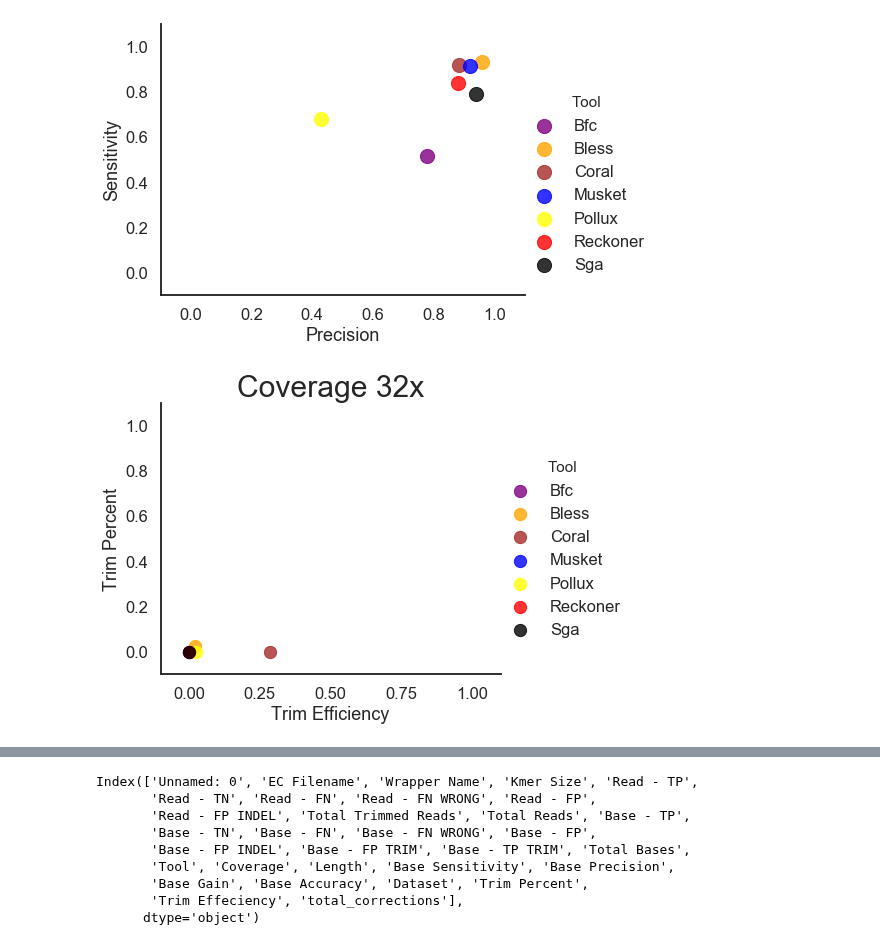
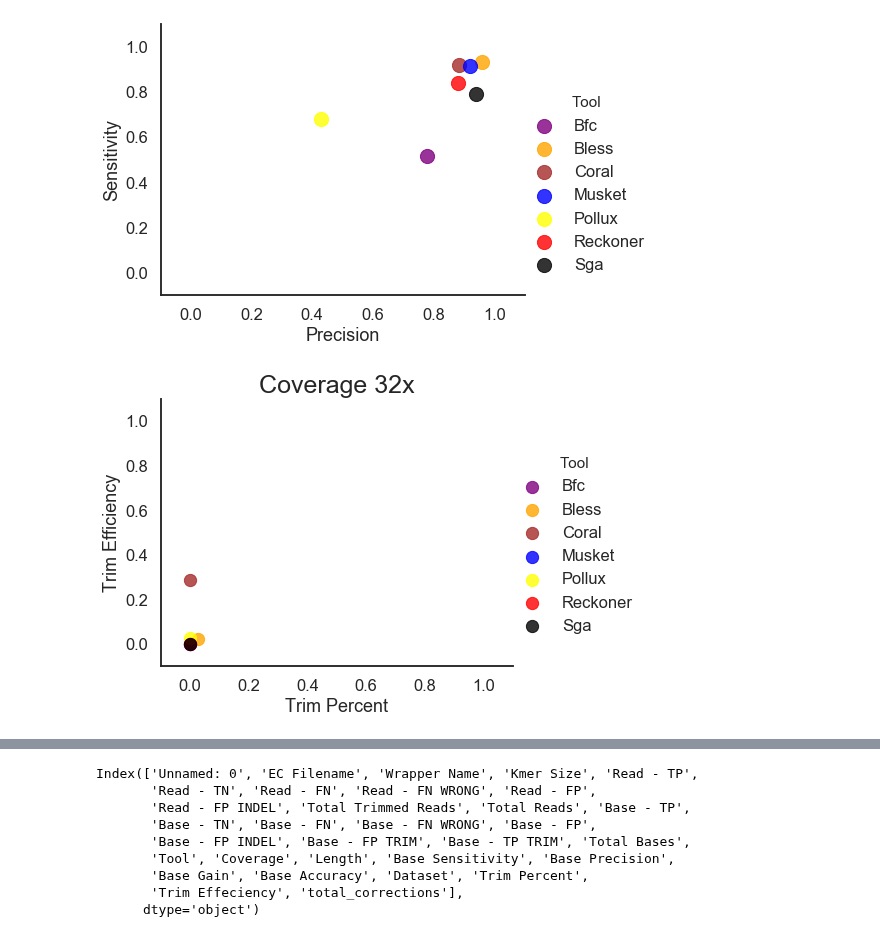
Before and after one commit to Mangul-Lab-USC/benchmarking_error_correction, a Jupyter notebook: notebooks/WGS_human.ipynb, the cells around one changed output, grey strips where cells are left out. Saved outputs shown, nothing was run; the diff lists cells and outputs as text; code cells hidden in the pictures.

```diff
--- a/notebooks/WGS_human.ipynb
+++ b/notebooks/WGS_human.ipynb
@@ -244,18 +244,18 @@ plt.savefig("../figures/WGS_human//lmplot_Precision_vs_Sensitivity.pdf")
 # %%
 import matplotlib.pyplot as plt
 import seaborn as sns
 g=sns.set_style("white")
 g=sns.set_context("talk")
-g=sns.lmplot(data=data[(data['Coverage'] == 32)] , x='Trim Effeciency', y='Trim Percent', hue='Tool', palette=color_dict, fit_reg=False,aspect=1.3,scatter_kws={"s": 150})
-g.set(xlabel='Trim Efficiency', ylabel='Trim Percent')
+g=sns.lmplot(data=data[(data['Coverage'] == 32)] , y='Trim Effeciency', x='Trim Percent', hue='Tool', palette=color_dict, fit_reg=False,aspect=1.3,scatter_kws={"s": 150})
+g.set(ylabel='Trim Efficiency', xlabel='Trim Percent')
 #plt.title(str(th)+"bp")
 #g.set(xscale="log");
-g=plt.title("Coverage 32x", fontsize=30)
+g=plt.title("Coverage 32x", fontsize=25)
 
 plt.ylim(-0.1, 1.1)
 plt.xlim(-0.1, 1.1)
 g=sns.despine()
-plt.savefig("../figures/WGS_human//lmplot_trimefficiency_vs_trimpercent.png")
-plt.savefig("../figures/WGS_human//lmplot_trimefficiency_vs_trimpercent.pdf")
+plt.savefig("../figures/WGS_human/lmplot_trimefficiency_vs_trimpercent_cov32.png")
+plt.savefig("../figures/WGS_human/lmplot_trimefficiency_vs_trimpercent_cov32.pdf")
 # %% [output]
-[figure, old version]
+[figure, new version]
```
Also changed, not shown: parts of 5 cells of this notebook.
